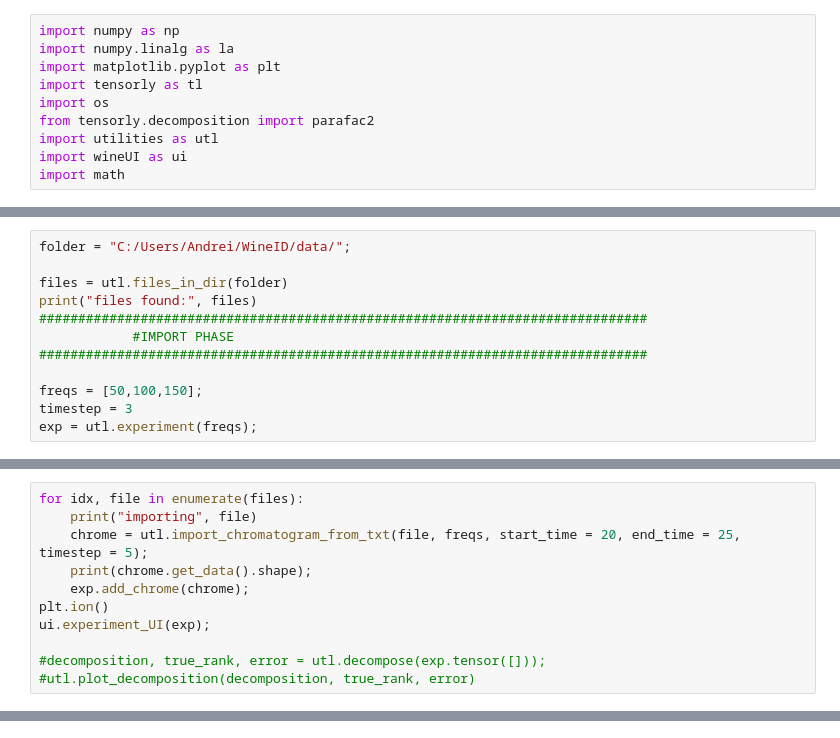
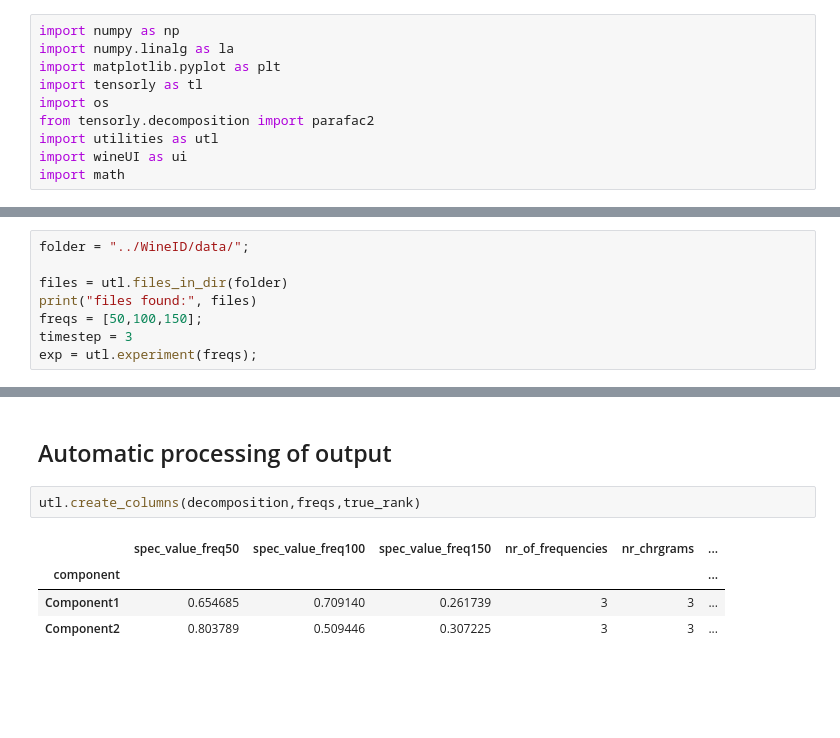
Before and after one commit to abuliga/WineID, a Jupyter notebook: WineID.ipynb, the cells around one changed output, grey strips where cells are left out. Saved outputs shown, nothing was run; the diff lists cells and outputs as text; blank space fills up the shorter version.

Commit message:
Changes to be committed: 	modified:   WineID.ipynb 	modified:   out.csv

```diff
--- a/WineID.ipynb
+++ b/WineID.ipynb
@@ -237,12 +15,8 @@ import math
 # %%
-folder = "C:/Users/Andrei/WineID/data/";
+folder = "../WineID/data/";
 
 files = utl.files_in_dir(folder)
 print("files found:", files)
-##############################################################################
-            #IMPORT PHASE
-##############################################################################
-
 freqs = [50,100,150];
 timestep = 3
 exp = utl.experiment(freqs);
@@ -282,11 +54,0 @@ chromatogram loaded from file:  C:/Users/Andrei/WineID/data/ASCIIData002.txt
-# %%
-for idx, file in enumerate(files):
-    print("importing", file)
-    chrome = utl.import_chromatogram_from_txt(file, freqs, start_time = 20, end_time = 25, timestep = 5);
-    print(chrome.get_data().shape);
-    exp.add_chrome(chrome);
-plt.ion()
-ui.experiment_UI(exp);
-
-#decomposition, true_rank, error = utl.decompose(exp.tensor([]));
-#utl.plot_decomposition(decomposition, true_rank, error)
@@ -337,0 +78,9 @@ Number of iterations: 300
+# %% [markdown]
+## Automatic processing of output
+# %%
+utl.create_columns(decomposition,freqs,true_rank)
+# %% [output]
+|  | spec_value_freq50 | spec_value_freq100 | spec_value_freq150 | nr_of_frequencies | nr_chrgrams | ... |
+| component |  |  |  |  |  | ... |
+| Component1 | 0.654685 | 0.709140 | 0.261739 | 3 | 3 | ... |
+| Component2 | 0.803789 | 0.509446 | 0.307225 | 3 | 3 | ... |
```
Also changed, not shown: parts of 12 cells of this notebook, 6 other files.
